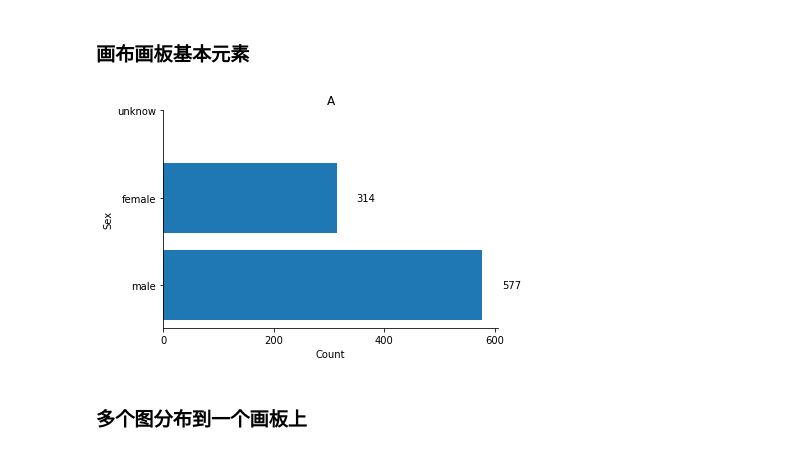
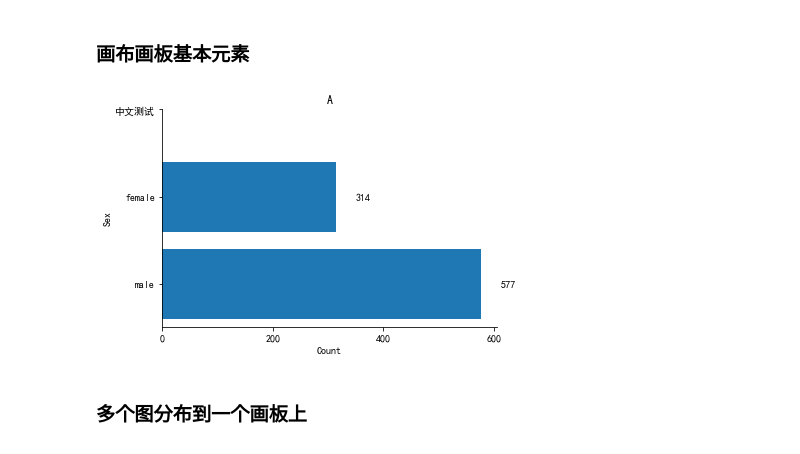
Before and after one commit to lijianbin1/notebook, a Jupyter notebook: python 科学计算笔记.ipynb, the cells around one changed output. Drawn from its saved outputs; the diff is of its cells as text; code cells hidden in the pictures.

```diff
--- a/python 科学计算笔记.ipynb
+++ b/python 科学计算笔记.ipynb
@@ -56,26 +56,29 @@ ax.bar_label(aa, padding=3)
 # %%
 import numpy as np
 import matplotlib.pyplot as plt
+import warnings
+warnings.filterwarnings('ignore')  #忽略警告类提示
+plt.rcParams['font.sans-serif'] = 'SimHei' #设置字体，让中文不为乱码
 
 sex_num = titanic['Sex'].value_counts()
 fig, ax = plt.subplots()
 
 aa = ax.barh(y = sex_num.index, width=sex_num.values)
 ax.bar_label(aa, padding=20) #让条形图上方显示标签，pandding为标签距离条形图的距离
 
 ax.spines['top'].set_visible(False)  #让画布顶部轴不可见
 ax.spines['right'].set_visible(False)  #让画布右侧轴不可见
 
 ax.set_xlabel('Count') #给x轴设置标签
 ax.set_ylabel('Sex') #给y轴设置标签
 
 ax.set_xticks(range(0, 601, 200)) #给x轴刻度设置可见值
-ax.set_yticks(['female', 'male', 'unknow']) #给y轴刻度设置可见值
+ax.set_yticks(['female', 'male', '中文测试']) #给y轴刻度设置可见值
 
 ax.set_title('A') #给画布添加标题 $$为斜体
 ax.set_aspect('auto')  #调整横纵单位比，默认‘auto’
 
 ax.set_axis_on()  #默认on，如果想让坐标轴消失，调用set_axis_off方法，plt控制时，使用plt.axis('off')
 plt.show()
 # %% [output]
-[figure, old version]
+[figure, new version]
```
Also changed, not shown: parts of 2 cells of this notebook.
